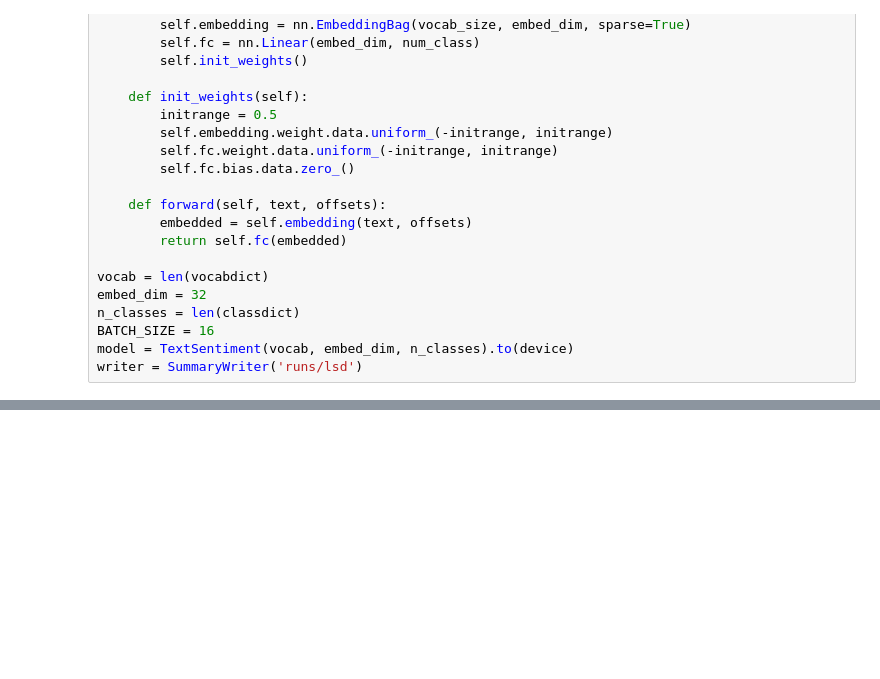
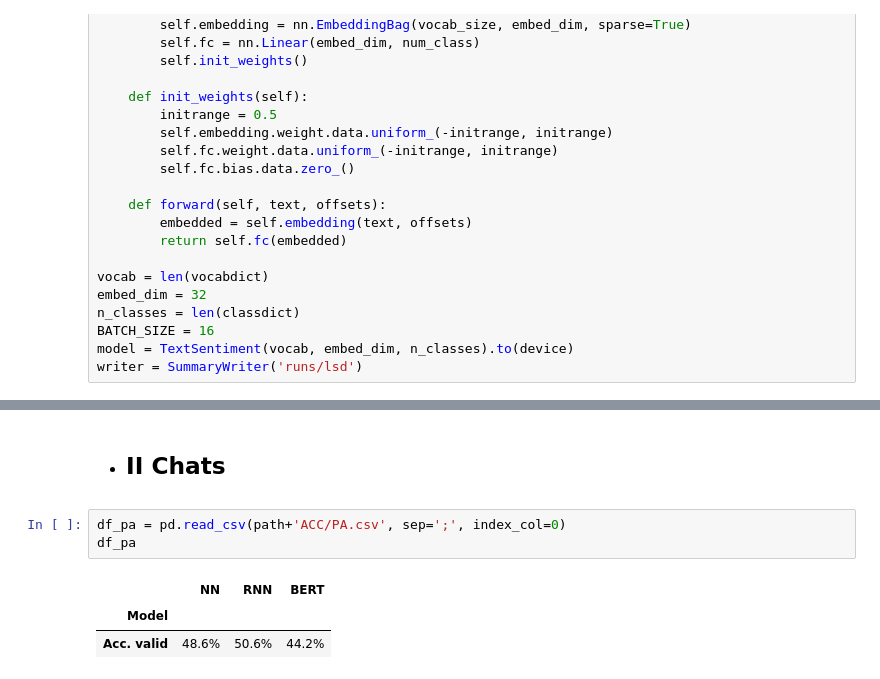
Before and after one commit to svakulenk0/uva-lsdp-course, a Jupyter notebook: TheWritingCreatesTheWriter/Project_Report.ipynb, the cells around one changed output, grey strips where cells are left out. Saved outputs shown, nothing was run; the diff lists cells and outputs as text; blank space fills up the shorter version.

```diff
--- a/TheWritingCreatesTheWriter/Project_Report.ipynb
+++ b/TheWritingCreatesTheWriter/Project_Report.ipynb
@@ -507,0 +571,9 @@ I predict the author of this article is in his 20's
+# %% [markdown]
+ * ## II Chats<a name="RQ2C"></a>
+# %%
+df_pa = pd.read_csv(path+'ACC/PA.csv', sep=';', index_col=0)
+df_pa
+# %% [output]
+|  | NN | RNN | BERT |
+| Model |  |  |  |
+| Acc. valid | 48.6% | 50.6% | 44.2% |
```
Also changed, not shown: parts of 52 cells of this notebook, 36 other files.
